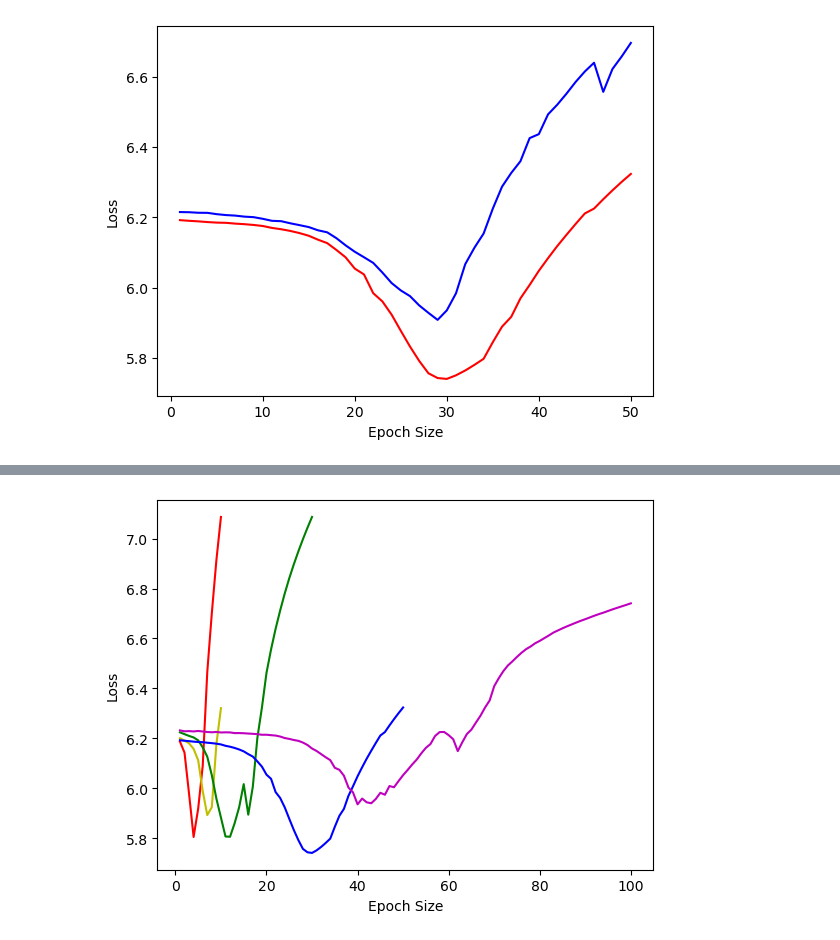
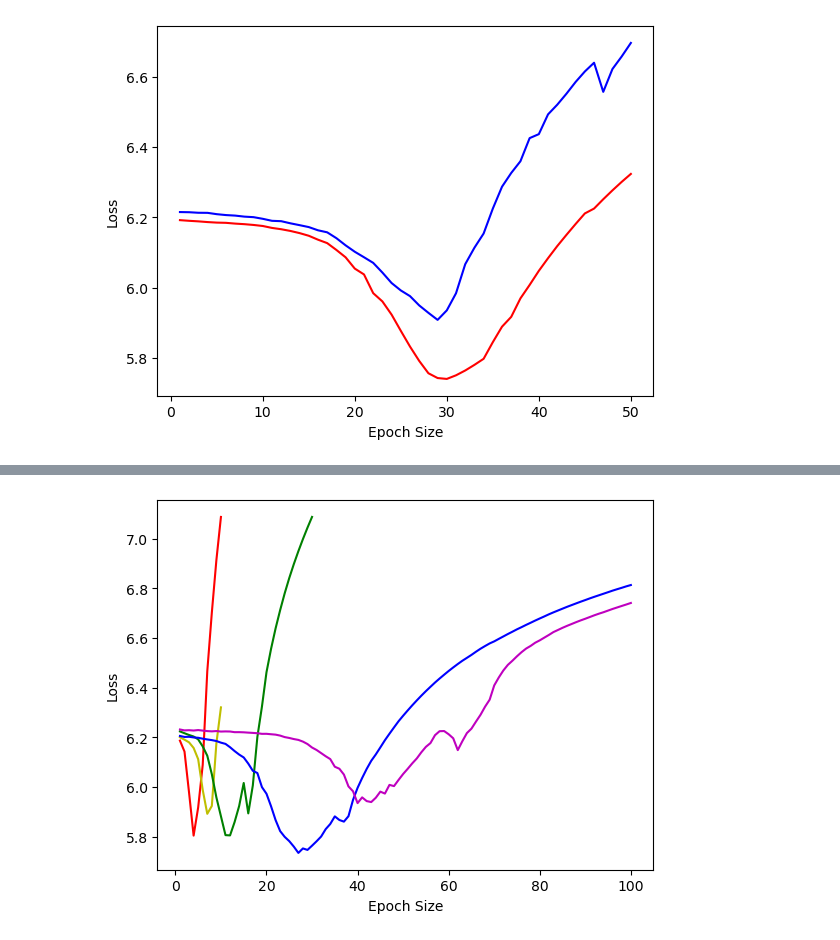
Before and after one commit to ojnim/CS365, a Jupyter notebook: notebook/FinalProject.ipynb, the cells around one changed output, grey strips where cells are left out. Cells and saved outputs as stored; diff of their text form; code cells hidden in the pictures.

```diff
--- a/notebook/FinalProject.ipynb
+++ b/notebook/FinalProject.ipynb
@@ -467,8 +513,7 @@ plt.show()
 
 Epoch_list_short = [x for x in range(1,11)]
 Epoch_list_mid = [x for x in range(1,31)]
-Epoch_list_long = [x for x in range(1,51)]
-Epoch_list_long_long = [x for x in range(1,101)]
+Epoch_list_long = [x for x in range(1,101)]
 #Learning rate 0.00005
 lowest_loss = [
     6.231729507446289, 6.228188991546631, 6.228956699371338, 6.227612495422363, 6.229526996612549,
@@ -484,42 +529,53 @@ lowest_loss = [
     6.073485851287842, 6.095391273498535, 6.115278244018555, 6.140076160430908, 6.162001609802246,
     6.177115440368652, 6.208897590637207, 6.224905490875244, 6.22553825378418, 6.212630271911621,
     6.19635009765625, 6.148804187774658, 6.184508323669434, 6.217309951782227, 6.235137462615967,
     6.263626575469971, 6.291079521179199, 6.323797702789307, 6.351808071136475, 6.4090986251831055,
     6.4409499168396, 6.469165802001953, 6.4918975830078125, 6.508532524108887, 6.526401996612549,
     6.542928695678711, 6.557346343994141, 6.568134784698486, 6.580964088439941, 6.590479373931885,
     6.601415157318115, 6.612240791320801, 6.623744487762451, 6.6322784423828125, 6.640961647033691,
     6.648881912231445, 6.656289577484131, 6.663783550262451, 6.670900344848633, 6.677488327026367,
     6.684428691864014, 6.691431045532227, 6.697839736938477, 6.703726291656494, 6.710322856903076,
     6.716891765594482, 6.722888946533203, 6.728874206542969, 6.734745979309082, 6.740909576416016
 ]
 
 #Learning rate 0.0001
 low_loss = batch_512 = [
-    6.192203044891357, 6.190314769744873, 6.188745498657227, 6.186720371246338, 6.1852126121521,
-    6.184574604034424, 6.182371139526367, 6.180751323699951, 6.178526401519775, 6.175586700439453,
-    6.170106887817383, 6.166388988494873, 6.161497116088867, 6.1553568840026855, 6.147785663604736,
-    6.136656284332275, 6.12692403793335, 6.1074748039245605, 6.086592197418213, 6.054471492767334,
-    6.03786039352417, 5.98466157913208, 5.961151123046875, 5.9235968589782715, 5.87762975692749,
-    5.8328328132629395, 5.792041778564453, 5.756974220275879, 5.743349552154541, 5.740853786468506,
-    5.7511372566223145, 5.764797687530518, 5.780789852142334, 5.798075199127197, 5.845339298248291,
-    5.889374732971191, 5.917327404022217, 5.969769477844238, 6.008025169372559, 6.048081398010254,
-    6.084068298339844, 6.118463039398193, 6.150363445281982, 6.181362628936768, 6.211269855499268,
-    6.225076198577881, 6.251622200012207, 6.2768402099609375, 6.300896167755127, 6.32359504699707
+    6.205747604370117, 6.201779365539551, 6.202437400817871, 6.199795246124268, 6.198395252227783,
+    6.194817066192627, 6.191720962524414, 6.189075946807861, 6.185368061065674, 6.178873062133789,
+    6.173830986022949, 6.160407543182373, 6.144918441772461, 6.130884170532227, 6.119250297546387,
+    6.094554424285889, 6.065544605255127, 6.05655574798584, 5.9999895095825195, 5.973208904266357,
+    5.9230217933654785, 5.86717414855957, 5.8229169845581055, 5.7997307777404785, 5.782531261444092,
+    5.7604804039001465, 5.735124588012695, 5.753185749053955, 5.7472147941589355, 5.764242649078369,
+    5.781994342803955, 5.80108118057251, 5.8308634757995605, 5.851444244384766, 5.882193088531494,
+    5.86764669418335, 5.861028671264648, 5.882836818695068, 5.948583602905273, 5.99695348739624,
+    6.036483287811279, 6.073141574859619, 6.105752468109131, 6.131485939025879, 6.159761905670166,
+    6.188618183135986, 6.214671611785889, 6.240106582641602, 6.265035152435303, 6.287106037139893,
+    6.3083038330078125, 6.328974723815918, 6.348723888397217, 6.367854595184326, 6.386116027832031,
+    6.4035139083862305, 6.42072057723999, 6.436737537384033, 6.452157497406006, 6.467240333557129,
+    6.4814958572387695, 6.495221138000488, 6.508294582366943, 6.520020484924316, 6.531926155090332,
+    6.544775009155273, 6.5568718910217285, 6.56773567199707, 6.578110218048096, 6.586369037628174,
+    6.596358776092529, 6.606138229370117, 6.615963935852051, 6.62530517578125, 6.6348795890808105,
+    6.643588066101074, 6.652679443359375, 6.661296367645264, 6.670129776000977, 6.678522109985352,
+    6.686741828918457, 6.695244789123535, 6.703073978424072, 6.710551738739014, 6.718006610870361,
+    6.725402355194092, 6.732363224029541, 6.739287376403809, 6.746131896972656, 6.752675533294678,
+    6.759415626525879, 6.765814781188965, 6.771942138671875, 6.778116226196289, 6.7842793464660645,
+    6.7905802726745605, 6.796350955963135, 6.8019208908081055, 6.8077826499938965, 6.8130621910095215
 ]
+
 #Learning rate 0.0003
 mid_loss = [6.2239990234375,6.216647148132324,6.209654331207275,6.203518867492676,6.192065715789795,6.163589000701904,6.126288414001465,6.051880836486816,5.958495140075684,5.882617950439453,5.806708812713623,5.805641174316406,5.859466552734375,5.924002170562744,6.01662015914917,5.8942551612854,6.006546497344971,6.201990127563477,6.32350492477417,6.462177276611328,6.555911540985107,6.638702392578125,6.71204948425293,6.779936790466309,6.841231822967529,6.897190093994141,6.949131011962891,6.997842311859131,7.043798923492432,7.087125301361084]
 #Learning rate 0.0005
 high_loss = [6.200469017028809, 6.190797328948975,6.179993152618408,6.157564640045166,6.112344264984131,5.988590717315674,5.892480373382568,5.924180030822754,6.176090717315674,6.3208088874816895]
 #Learning rate 0.001
 very_high_loss = [6.186917781829834, 6.1429266929626465, 5.977673053741455, 5.804806709289551, 5.918024063110352, 6.089465141296387, 6.466081142425537, 6.701893329620361, 6.913250923156738, 7.087080955505371]
 
 plt.plot(Epoch_list_short, very_high_loss,color='r', label='0.001')
 plt.plot(Epoch_list_short, high_loss, color='y', label='0.0005')
 plt.plot(Epoch_list_mid, mid_loss, color='g', label='0.0003')
 plt.plot(Epoch_list_long, low_loss, color='b', label='0.0001')
-plt.plot(Epoch_list_long_long, lowest_loss, color='m', label='0.00005')
+plt.plot(Epoch_list_long, lowest_loss, color='m', label='0.00005')
 plt.xlabel('Epoch Size')
 plt.ylabel('Loss')
 plt.show()
 # %% [output]
-[figure, old version]
+[figure, new version]
```
Also changed, not shown: parts of 5 cells of this notebook.
